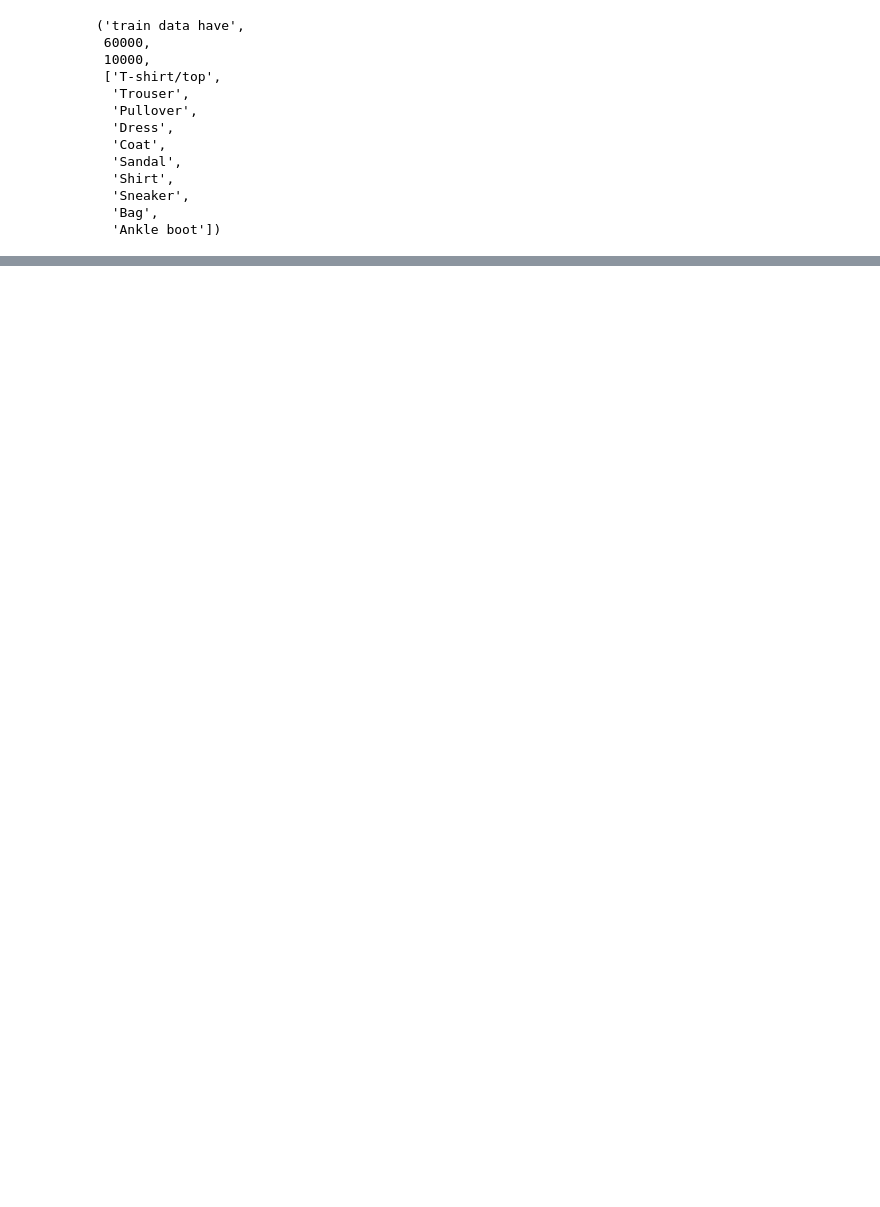
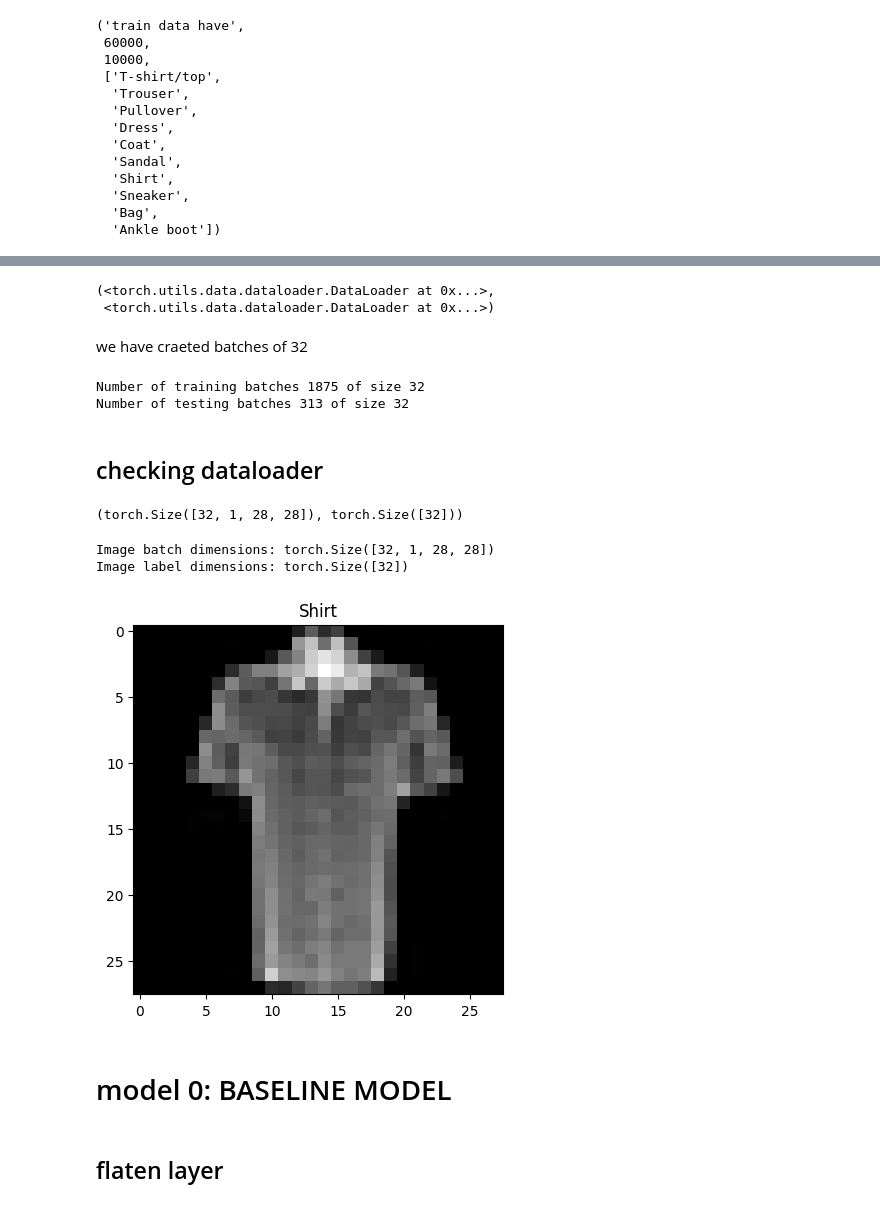
Before and after one commit to bloodykunu39/summer-term, a Jupyter notebook: pytorch/03_convolution.ipynb, the cells around one changed output, grey strips where cells are left out. Cells and saved outputs as stored; diff of their text form; code cells hidden in the pictures; blank space fills up the shorter version.

```diff
--- a/pytorch/03_convolution.ipynb
+++ b/pytorch/03_convolution.ipynb
@@ -116,0 +154,53 @@ class_names=train_data.classes
+# %%
+## prepare data for training
+from torch.utils.data import DataLoader
+
+# Create batchsize hyperparameter
+BATCH_SIZE=32
+
+# datases into iterable
+train_dataloader = DataLoader(train_data,# we have 60000 images data
+                           batch_size=BATCH_SIZE, #devide into 32 batch size 60000/32=1875
+                           shuffle=True)# suffle data and then create batch
+
+test_dataloader = DataLoader(test_data,
+                            batch_size=BATCH_SIZE,
+                            shuffle=False)
+train_dataloader,test_dataloader
+# %% [output]
+(<torch.utils.data.dataloader.DataLoader at 0x...>,
+ <torch.utils.data.dataloader.DataLoader at 0x...>)
+# %% [markdown]
+we have craeted batches of 32
+# %%
+print("Number of training batches",len(train_dataloader),"of size",BATCH_SIZE)#training batches
+print("Number of testing batches",len(test_dataloader),"of size",BATCH_SIZE)
+# %% [output]
+Number of training batches 1875 of size 32
+Number of testing batches 313 of size 32
+# %% [markdown]
+## checking dataloader
+# %%
+train_features_batch, train_labels_batch = next(iter(train_dataloader))# get first batch
+train_features_batch.shape, train_labels_batch.shape
+# %% [output]
+(torch.Size([32, 1, 28, 28]), torch.Size([32]))
+# %%
+# show a sample batch
+torch.manual_seed(42)
+random_idx = torch.randint(len(train_features_batch), size=(1,)).item()
+img, label = train_features_batch[random_idx], train_labels_batch[random_idx]
+plt.title(class_names[label.item()])
+plt.imshow(img.squeeze(), cmap="gray")
+for images, labels in train_dataloader:
+    print("Image batch dimensions:", images.shape)
+    print("Image label dimensions:", labels.shape)
+    break
+# %% [output]
+Image batch dimensions: torch.Size([32, 1, 28, 28])
+Image label dimensions: torch.Size([32])
+[figure, added]
+# %% [markdown]
+# model 0: BASELINE MODEL
+# %% [markdown]
+## flaten layer
```
Also changed, not shown: parts of 52 cells of this notebook, 1 other file.
